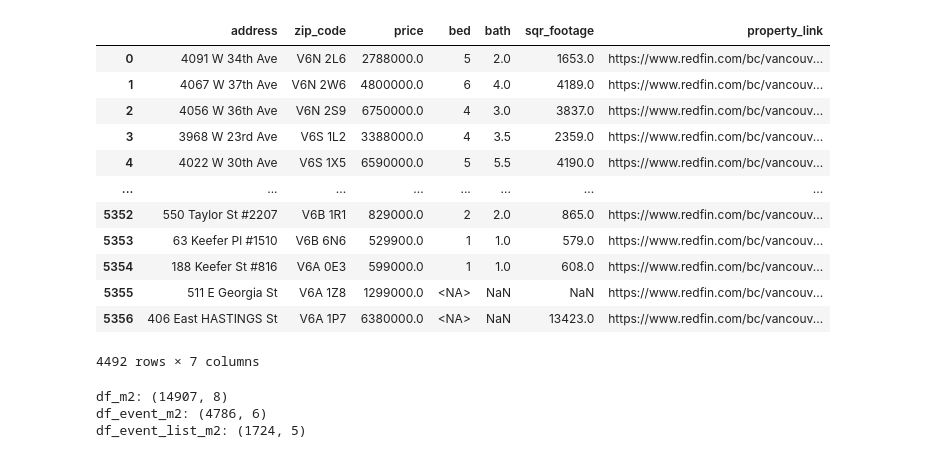
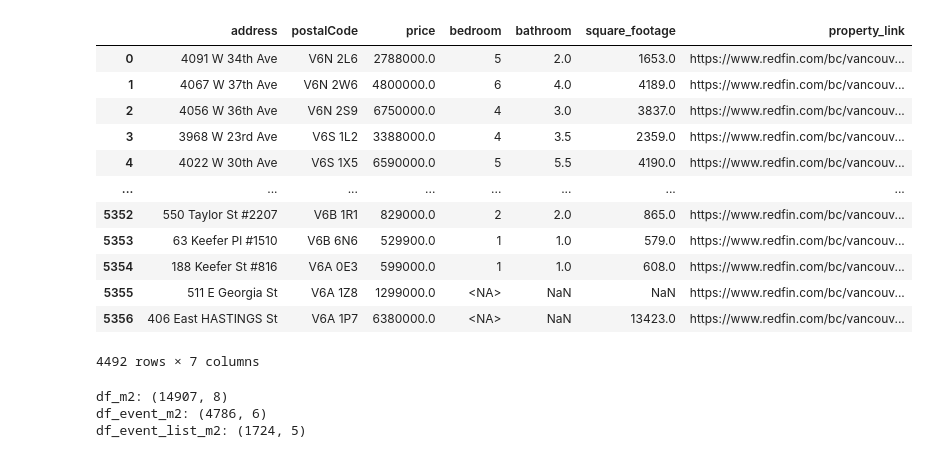
Before and after one commit to chrisgqy/Redfin_RealEstate_ETL, a Jupyter notebook: notebook/transformation.ipynb, the cells around one changed output. Cells and saved outputs as stored; diff of their text form; code cells hidden in the pictures.

```diff
--- a/notebook/transformation.ipynb
+++ b/notebook/transformation.ipynb
@@ -33,9 +33,10 @@ df_m1["sqr_footage"] = (
 )
 # %%
 df_m1.drop_duplicates(inplace=True)
+df_m1.columns = ['address', 'postalCode', 'price', 'bedroom', 'bathroom', 'square_footage', 'property_link']
 df_m1
 # %% [output]
-|  | address | zip_code | price | bed | bath | sqr_footage | property_link |
+|  | address | postalCode | price | bedroom | bathroom | square_footage | property_link |
 | 0 | 4091 W 34th Ave | V6N 2L6 | 2788000.0 | 5 | 2.0 | 1653.0 | https://www.redfin.com/bc/vancouv... |
 | 1 | 4067 W 37th Ave | V6N 2W6 | 4800000.0 | 6 | 4.0 | 4189.0 | https://www.redfin.com/bc/vancouv... |
 | 2 | 4056 W 36th Ave | V6N 2S9 | 6750000.0 | 4 | 3.0 | 3837.0 | https://www.redfin.com/bc/vancouv... |
```
Also changed, not shown: parts of 11 cells of this notebook, 1 other file.
